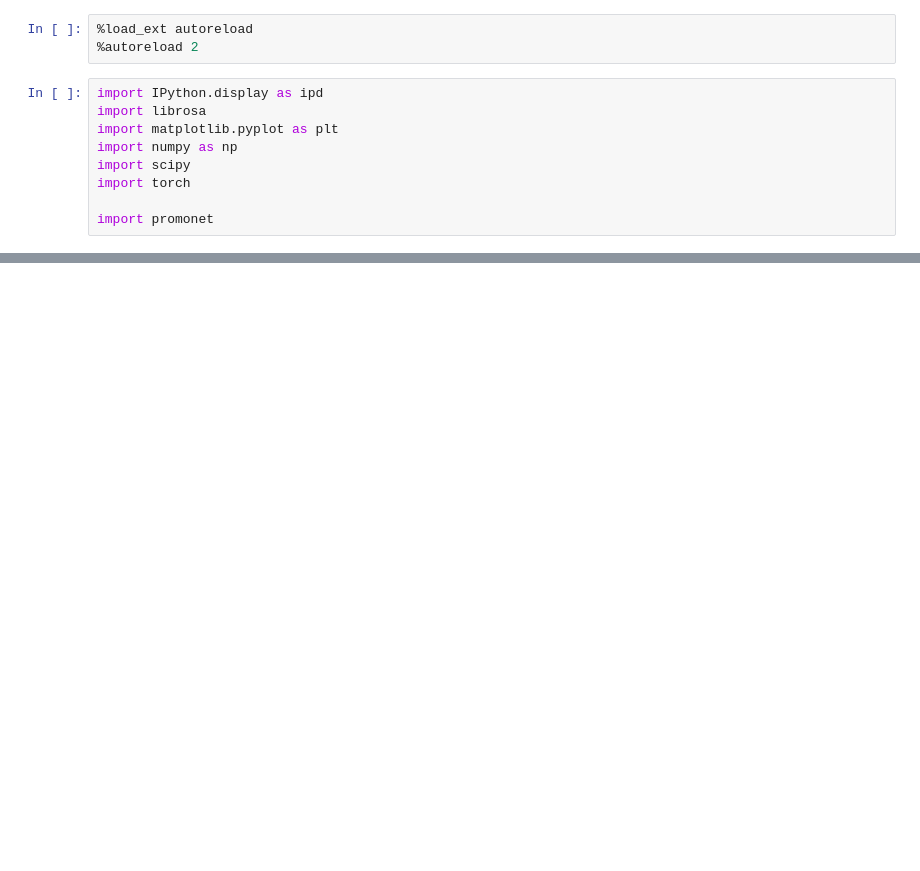
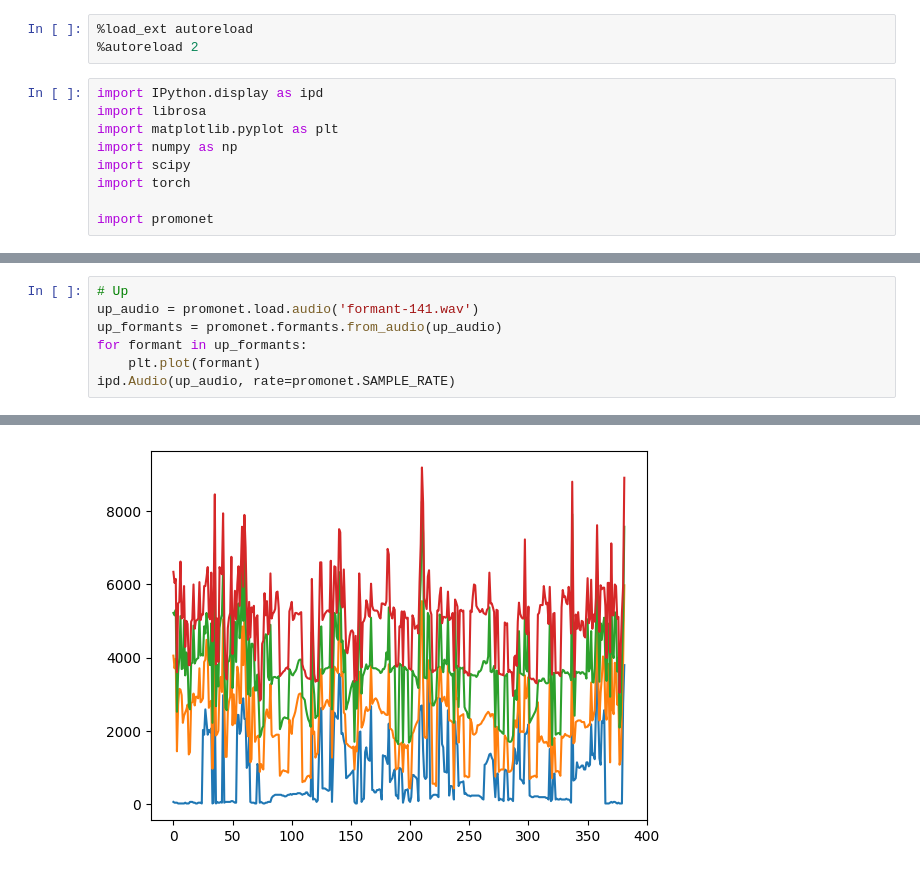
Before and after one commit to maxrmorrison/promonet, a Jupyter notebook: notebooks/formants.ipynb, the cells around one changed output, grey strips where cells are left out. Drawn from its saved outputs; the diff is of its cells as text; blank space fills up the shorter version.

```diff
--- a/notebooks/formants.ipynb
+++ b/notebooks/formants.ipynb
@@ -117,0 +38,8 @@ plt.plot(pitch.squeeze())
+# %%
+# Up
+up_audio = promonet.load.audio('formant-141.wav')
+up_formants = promonet.formants.from_audio(up_audio)
+for formant in up_formants:
+    plt.plot(formant)
+ipd.Audio(up_audio, rate=promonet.SAMPLE_RATE)
+# %% [output]
@@ -117,0 +47 @@ plt.plot(pitch.squeeze())
+[figure, added]
```
Also changed, not shown: parts of 12 cells of this notebook, 11 other files.
